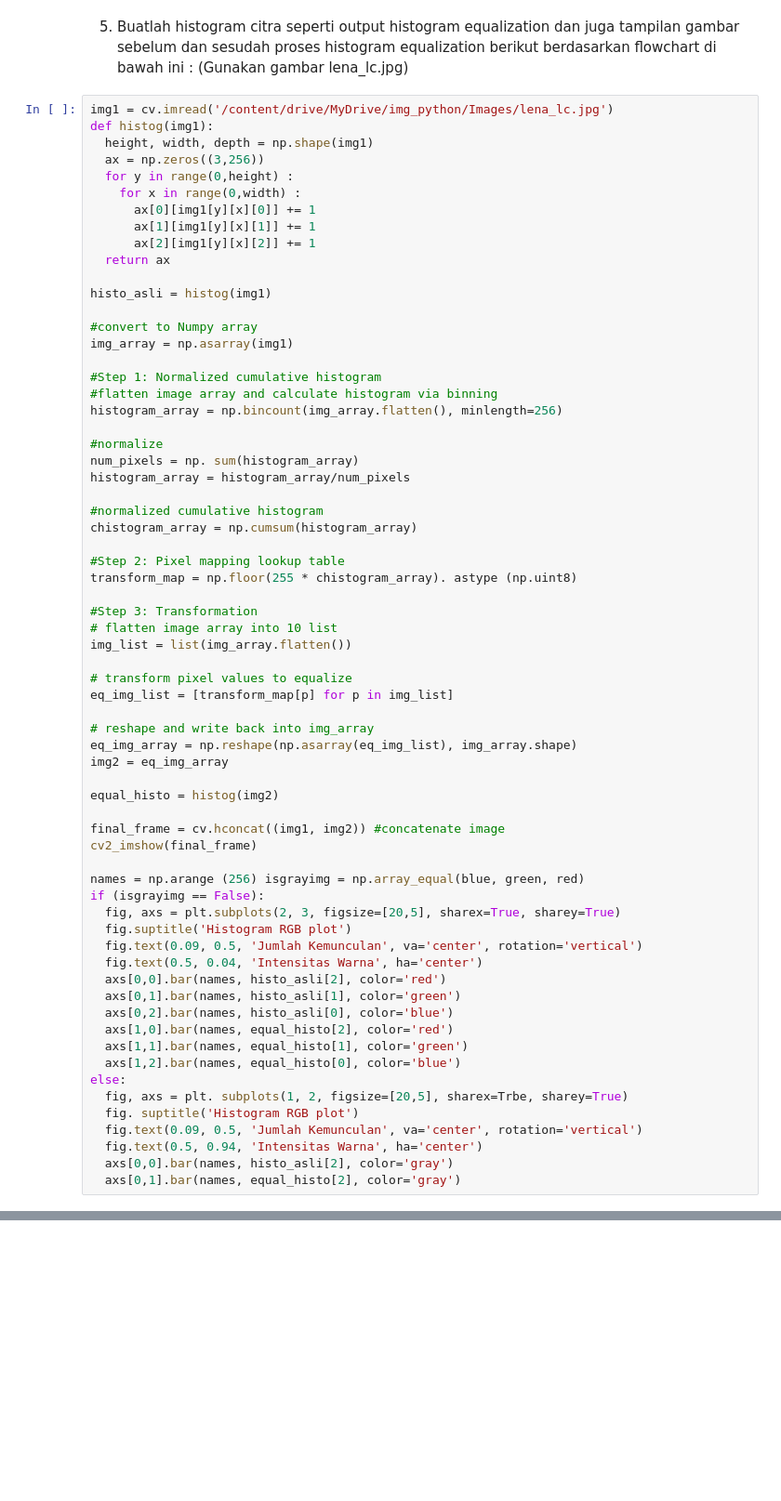
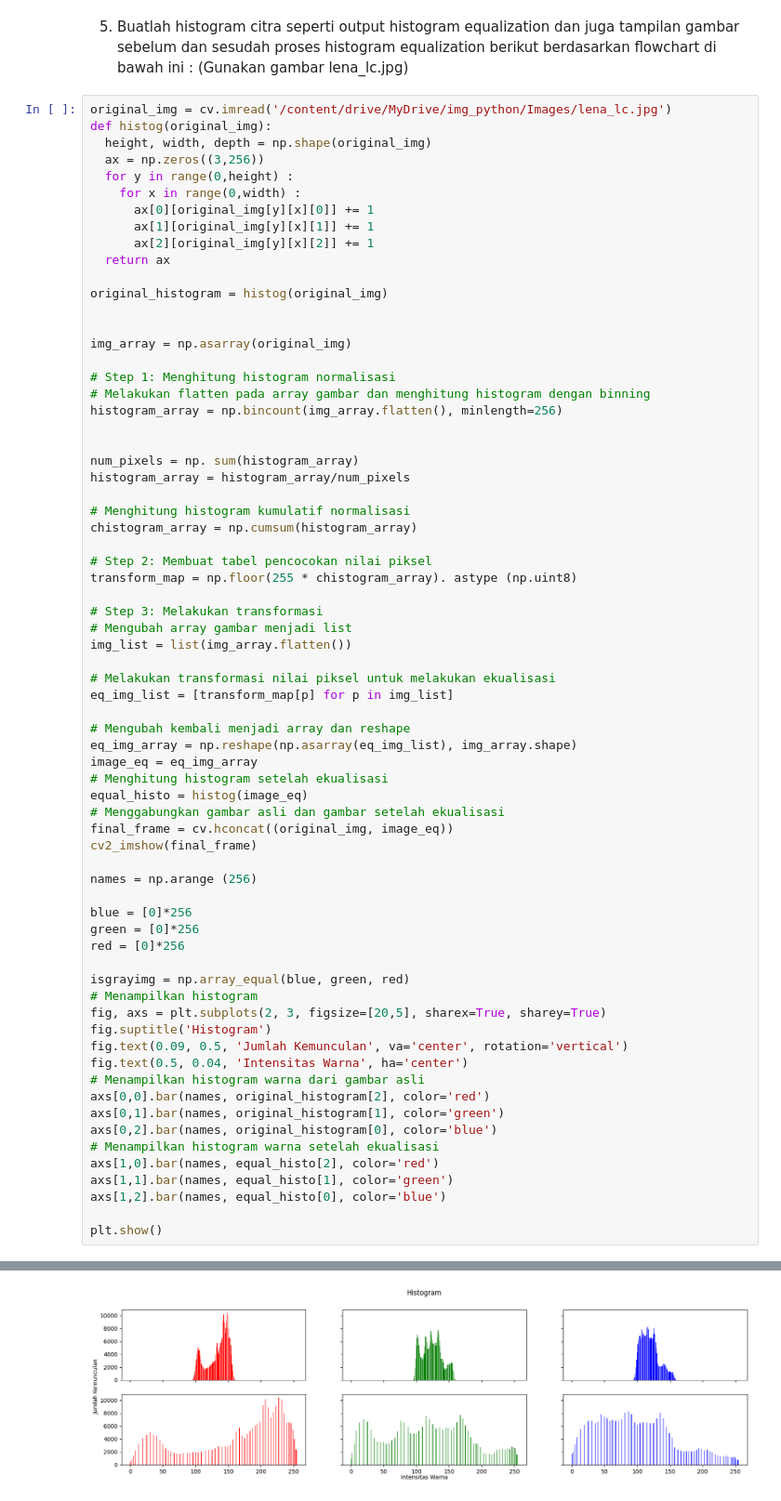
Before and after one commit to RizqiRHuda/PVCK_Semester5, a Jupyter notebook: week6.ipynb, the cells around one changed output, grey strips where cells are left out. Shown at 93% size. Saved outputs shown, nothing was run; the diff lists cells and outputs as text; blank space fills up the shorter version.

```diff
--- a/week6.ipynb
+++ b/week6.ipynb
@@ -141,70 +141,73 @@ plt.show()
 # %% [markdown]
  5. Buatlah histogram citra seperti output histogram equalization dan juga tampilan gambar sebelum dan sesudah proses histogram equalization berikut berdasarkan flowchart di bawah ini : (Gunakan gambar lena_lc.jpg)
 # %%
-img1 = cv.imread('/content/drive/MyDrive/img_python/Images/lena_lc.jpg')
-def histog(img1):
-  height, width, depth = np.shape(img1)
+original_img = cv.imread('/content/drive/MyDrive/img_python/Images/lena_lc.jpg')
+def histog(original_img):
+  height, width, depth = np.shape(original_img)
   ax = np.zeros((3,256))
   for y in range(0,height) :
     for x in range(0,width) :
-      ax[0][img1[y][x][0]] += 1
-      ax[1][img1[y][x][1]] += 1
-      ax[2][img1[y][x][2]] += 1
+      ax[0][original_img[y][x][0]] += 1
+      ax[1][original_img[y][x][1]] += 1
+      ax[2][original_img[y][x][2]] += 1
   return ax
 
-histo_asli = histog(img1)
+original_histogram = histog(original_img)
 
-#convert to Numpy array
-img_array = np.asarray(img1)
 
-#Step 1: Normalized cumulative histogram
-#flatten image array and calculate histogram via binning
+img_array = np.asarray(original_img)
+
+# Step 1: Menghitung histogram normalisasi
+# Melakukan flatten pada array gambar dan menghitung histogram dengan binning
 histogram_array = np.bincount(img_array.flatten(), minlength=256)
 
-#normalize
+
 num_pixels = np. sum(histogram_array)
 histogram_array = histogram_array/num_pixels
 
-#normalized cumulative histogram
+# Menghitung histogram kumulatif normalisasi
 chistogram_array = np.cumsum(histogram_array)
 
-#Step 2: Pixel mapping lookup table
+# Step 2: Membuat tabel pencocokan nilai piksel
 transform_map = np.floor(255 * chistogram_array). astype (np.uint8)
 
-#Step 3: Transformation
-# flatten image array into 10 list
+# Step 3: Melakukan transformasi
+# Mengubah array gambar menjadi list
 img_list = list(img_array.flatten())
 
-# transform pixel values to equalize
+# Melakukan transformasi nilai piksel untuk melakukan ekualisasi
 eq_img_list = [transform_map[p] for p in img_list]
 
-# reshape and write back into img_array
+# Mengubah kembali menjadi array dan reshape
 eq_img_array = np.reshape(np.asarray(eq_img_list), img_array.shape)
-img2 = eq_img_array
-
-equal_histo = histog(img2)
-
-final_frame = cv.hconcat((img1, img2)) #concatenate image
+image_eq = eq_img_array
+# Menghitung histogram setelah ekualisasi
+equal_histo = histog(image_eq)
+# Menggabungkan gambar asli dan gambar setelah ekualisasi
+final_frame = cv.hconcat((original_img, image_eq))
 cv2_imshow(final_frame)
 
-names = np.arange (256) isgrayimg = np.array_equal(blue, green, red)
-if (isgrayimg == False):
-  fig, axs = plt.subplots(2, 3, figsize=[20,5], sharex=True, sharey=True)
-  fig.suptitle('Histogram RGB plot')
-  fig.text(0.09, 0.5, 'Jumlah Kemunculan', va='center', rotation='vertical')
-  fig.text(0.5, 0.04, 'Intensitas Warna', ha='center')
-  axs[0,0].bar(names, histo_asli[2], color='red')
-  axs[0,1].bar(names, histo_asli[1], color='green')
-  axs[0,2].bar(names, histo_asli[0], color='blue')
-  axs[1,0].bar(names, equal_histo[2], color='red')
-  axs[1,1].bar(names, equal_histo[1], color='green')
-  axs[1,2].bar(names, equal_histo[0], color='blue')
-else:
-  fig, axs = plt. subplots(1, 2, figsize=[20,5], sharex=Trbe, sharey=True)
-  fig. suptitle('Histogram RGB plot')
-  fig.text(0.09, 0.5, 'Jumlah Kemunculan', va='center', rotation='vertical')
-  fig.text(0.5, 0.94, 'Intensitas Warna', ha='center')
-  axs[0,0].bar(names, histo_asli[2], color='gray')
-  axs[0,1].bar(names, equal_histo[2], color='gray')
+names = np.arange (256)
+
+blue = [0]*256
+green = [0]*256
+red = [0]*256
+
+isgrayimg = np.array_equal(blue, green, red)
+# Menampilkan histogram
+fig, axs = plt.subplots(2, 3, figsize=[20,5], sharex=True, sharey=True)
+fig.suptitle('Histogram')
+fig.text(0.09, 0.5, 'Jumlah Kemunculan', va='center', rotation='vertical')
+fig.text(0.5, 0.04, 'Intensitas Warna', ha='center')
+# Menampilkan histogram warna dari gambar asli
+axs[0,0].bar(names, original_histogram[2], color='red')
+axs[0,1].bar(names, original_histogram[1], color='green')
+axs[0,2].bar(names, original_histogram[0], color='blue')
+# Menampilkan histogram warna setelah ekualisasi
+axs[1,0].bar(names, equal_histo[2], color='red')
+axs[1,1].bar(names, equal_histo[1], color='green')
+axs[1,2].bar(names, equal_histo[0], color='blue')
+
+plt.show()
 # %% [output]
 [figure]
@@ -211,0 +214 @@ NameError: ignored
+[figure, added]
```
Also changed, not shown: parts of 3 cells of this notebook.
